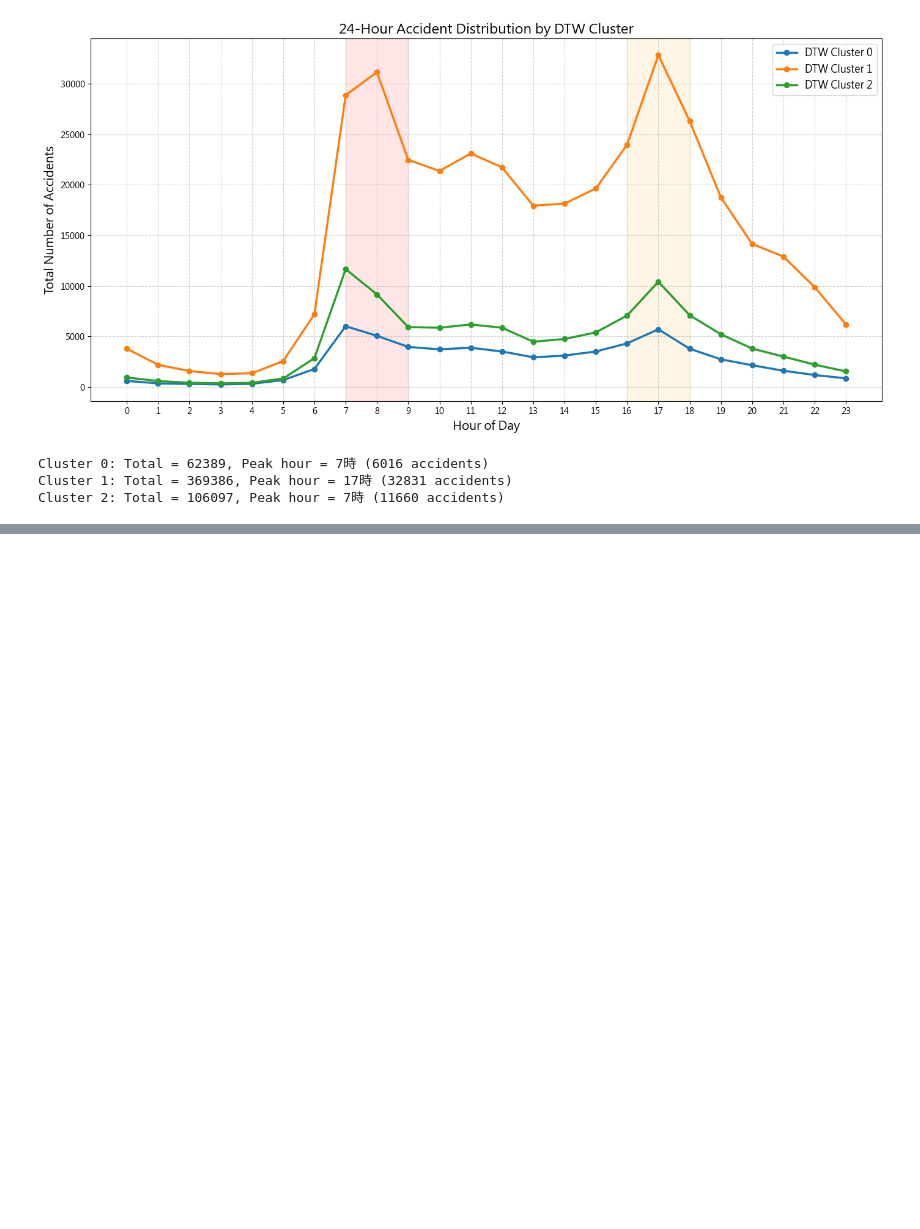
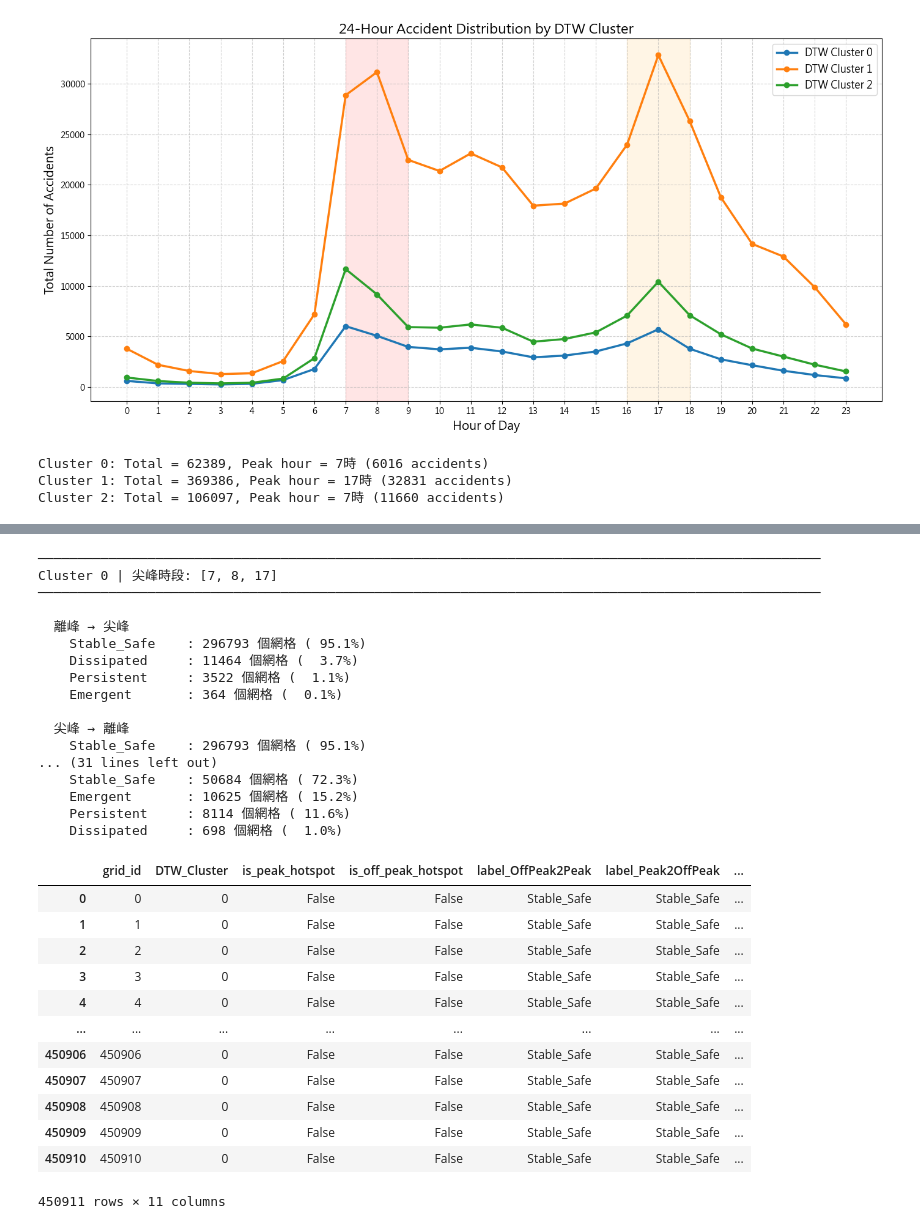
Before and after one commit to kennywang112/ST-RTA, a Jupyter notebook: ModelsV7/EHSA.ipynb, the cells around one changed output, grey strips where cells are left out. Saved outputs shown, nothing was run; the diff lists cells and outputs as text; code cells hidden in the pictures; blank space fills up the shorter version.

```diff
--- a/ModelsV7/EHSA.ipynb
+++ b/ModelsV7/EHSA.ipynb
@@ -386,0 +501,64 @@ Cluster 2: Total = 106097, Peak hour = 7時 (11660 accidents)
+# %%
+for cluster_id in clusters:
+    cluster_data = result_df[result_df['DTW_Cluster'] == cluster_id]
+    peak_hours = cluster_peak_hours[cluster_id]
+
+    print(f"\n{'─'*100}")
+    print(f"Cluster {int(cluster_id)} | 尖峰時段: {peak_hours}")
+    print(f"{'─'*100}")
+
+    print(f"\n  離峰 → 尖峰")
+    label_dist_1 = cluster_data['label_OffPeak2Peak'].value_counts()
+    for label, count in label_dist_1.items():
+        pct = 100 * count / len(cluster_data)
+        print(f"    {label:15s}: {count:3d} 個網格 ({pct:5.1f}%)")
+
+    print(f"\n  尖峰 → 離峰")
+    label_dist_2 = cluster_data['label_Peak2OffPeak'].value_counts()
+    for label, count in label_dist_2.items():
+        pct = 100 * count / len(cluster_data)
+        print(f"    {label:15s}: {count:3d} 個網格 ({pct:5.1f}%)")
+
+
+trend_grid = pd.merge(
+    result_df,
+    hex_grid_full[['geometry', 'COUNTYNAME', 'TOWNNAME', 'num_accidents', 'accident_indices']],
+    left_on='grid_id',
+    right_index=True,
+    how='left'
+)
+
+trend_grid
+
+# trend_grid.to_csv("../ComputedDataV7/Grid/trend_grid_with_transitions.csv", index=False)
+# %% [output]
+────────────────────────────────────────────────────────────────────────────────────────────────────
+Cluster 0 | 尖峰時段: [7, 8, 17]
+────────────────────────────────────────────────────────────────────────────────────────────────────
+
+  離峰 → 尖峰
+    Stable_Safe    : 296793 個網格 ( 95.1%)
+    Dissipated     : 11464 個網格 (  3.7%)
+    Persistent     : 3522 個網格 (  1.1%)
+    Emergent       : 364 個網格 (  0.1%)
+
+  尖峰 → 離峰
+    Stable_Safe    : 296793 個網格 ( 95.1%)
+... (31 lines left out)
+    Stable_Safe    : 50684 個網格 ( 72.3%)
+    Emergent       : 10625 個網格 ( 15.2%)
+    Persistent     : 8114 個網格 ( 11.6%)
+    Dissipated     : 698 個網格 (  1.0%)
+|  | grid_id | DTW_Cluster | is_peak_hotspot | is_off_peak_hotspot | label_OffPeak2Peak | label_Peak2OffPeak | ... |
+| 0 | 0 | 0 | False | False | Stable_Safe | Stable_Safe | ... |
+| 1 | 1 | 0 | False | False | Stable_Safe | Stable_Safe | ... |
+| 2 | 2 | 0 | False | False | Stable_Safe | Stable_Safe | ... |
+| 3 | 3 | 0 | False | False | Stable_Safe | Stable_Safe | ... |
+| 4 | 4 | 0 | False | False | Stable_Safe | Stable_Safe | ... |
+| ... | ... | ... | ... | ... | ... | ... | ... |
+| 450906 | 450906 | 0 | False | False | Stable_Safe | Stable_Safe | ... |
+| 450907 | 450907 | 0 | False | False | Stable_Safe | Stable_Safe | ... |
+| 450908 | 450908 | 0 | False | False | Stable_Safe | Stable_Safe | ... |
+| 450909 | 450909 | 0 | False | False | Stable_Safe | Stable_Safe | ... |
+| 450910 | 450910 | 0 | False | False | Stable_Safe | Stable_Safe | ... |
+450911 rows × 11 columns
```
Also changed, not shown: parts of 14 cells of this notebook.
